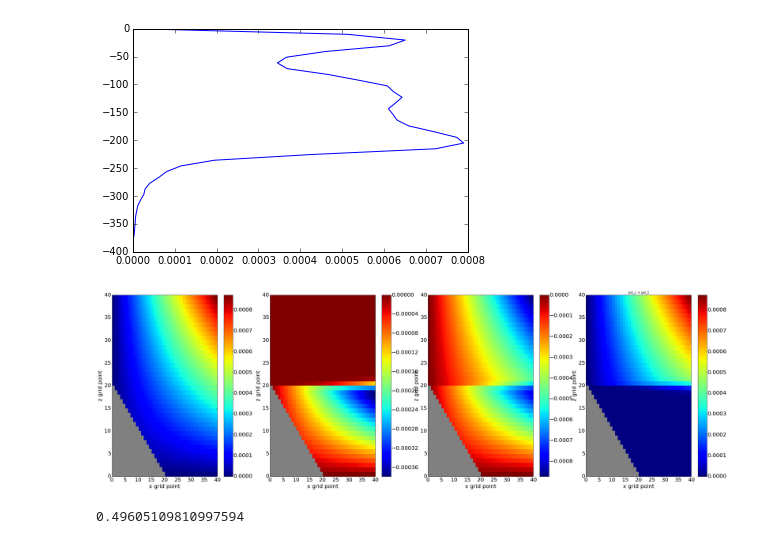
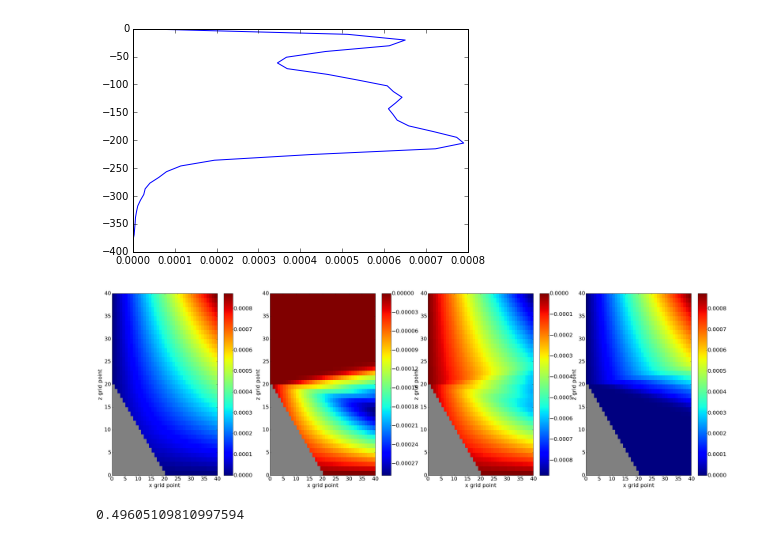
Before and after one commit to jieliu920608/Lab7Assignment, a Jupyter notebook: Project.ipynb, the cells around one changed output. Cells and saved outputs as stored; diff of their text form; code cells hidden in the pictures.

```diff
--- a/Project.ipynb
+++ b/Project.ipynb
@@ -412,7 +395,7 @@ plt.plot(n2_su, np.flipud(Hm[:,-1]))
 n2_domain = np.zeros([ngrid,ngrid])
 for i in np.arange(ngrid):
     n2_domain[:,i] = idws
-    n2_domain[:,i] = n2_domain[:,i]*100
+    n2_domain[:,i] = n2_domain[:,i]*10
 # %%
 ## after leap frog
 psi_c = np.zeros((ngrid,ngrid))
@@ -446,35 +429,35 @@ for i in np.arange(20):
 
 plot=axs[2].pcolormesh(psi_c-psi_t,linewidth=0,rasterized=True,cmap = 'jet')
 cbar=fig.colorbar(plot, ax=axs[2])
 plt.setp(plt.getp(cbar.ax.axes, 'yticklabels'), color='k', fontsize = 20)
 rec = []
 for i in np.arange(ngrid/2):
     rec.append(patches.Rectangle((0,i), 20-i, 1, color='gray'))
 
 for i in np.arange(20):
     axs[2].add_patch(rec[i])
 
 
 plot=axs[3].pcolormesh(psi_c+psi_t,linewidth=0,rasterized=True,cmap = 'jet')
 cbar=fig.colorbar(plot, ax=axs[3])
 plt.setp(plt.getp(cbar.ax.axes, 'yticklabels'), color='k', fontsize = 20)
 rec = []
 for i in np.arange(ngrid/2):
     rec.append(patches.Rectangle((0,i), 20-i, 1, color='gray'))
 
 for i in np.arange(20):
     axs[3].add_patch(rec[i])
-axs[3].set_title('psi_c + psi_t')
+#axs[3].set_title('psi_c + psi_t')
 
 for ax in axs:
     ax.set_xlim(0,40)
     ax.set_xlabel('x grid point', fontsize = 20)
     ax.set_ylabel('z grid point', fontsize = 20)
     ax.set_ylim(0,40)
     plt.setp(ax.get_xticklabels(), fontsize=20)
     plt.setp(ax.get_yticklabels(), fontsize=20)
 # %% [output]
-[figure, old version]
+[figure, new version]
 # %%
 np.sqrt(omega**2/(1e-7-omega**2))
 # %% [output]
```
Also changed, not shown: parts of 7 cells of this notebook.
